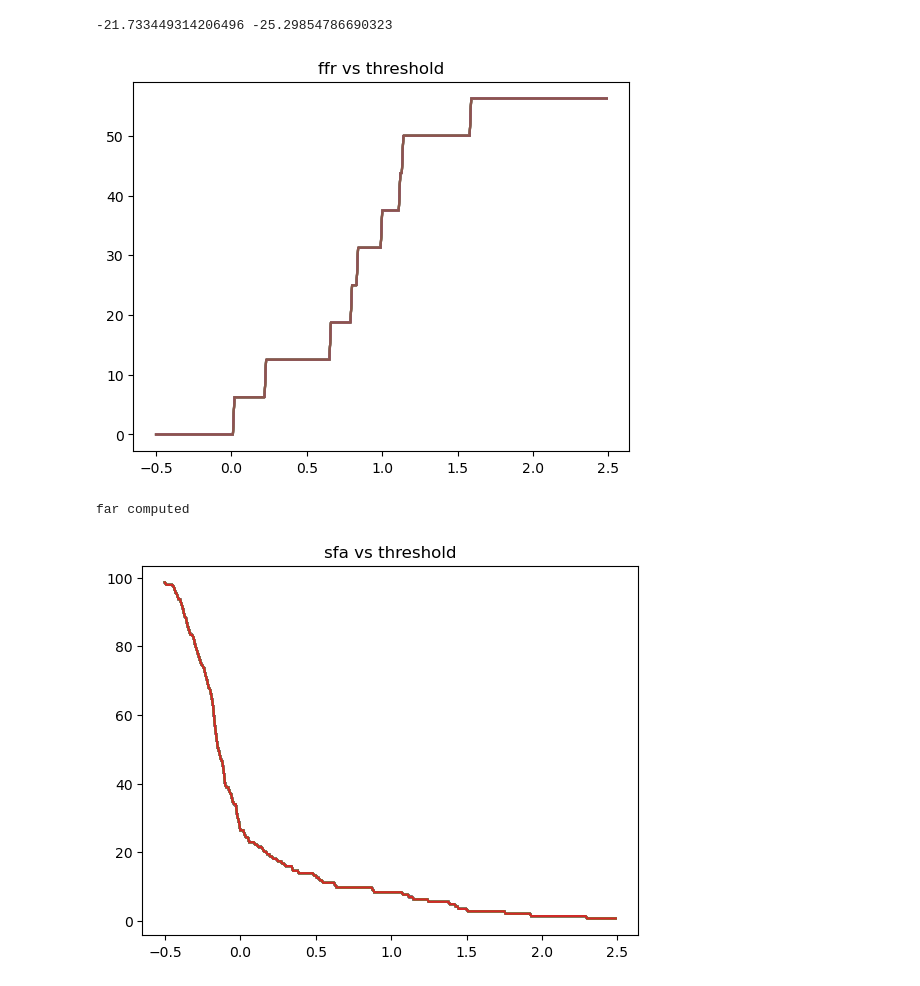
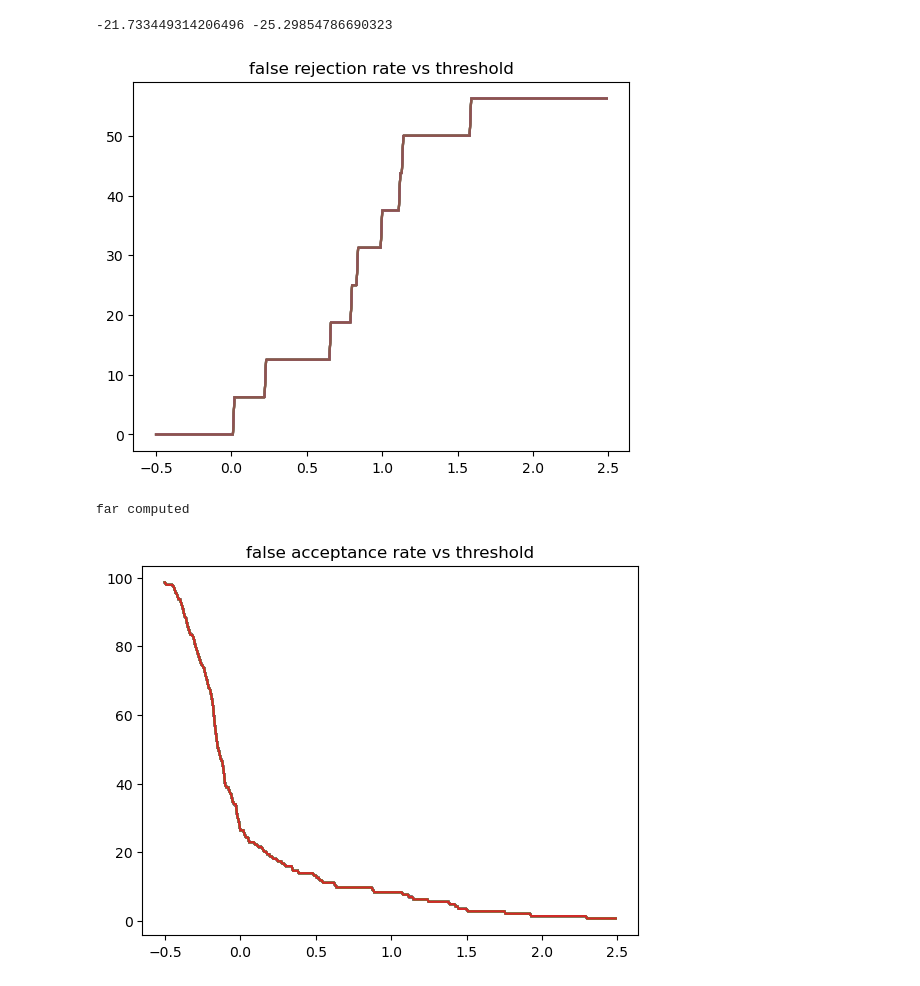
Before and after one commit to Davidjames9610/ubm, a Jupyter notebook: gmm-ubm/speaker_verification_using_gmm.ipynb, the cells around one changed output. Saved outputs shown, nothing was run; the diff lists cells and outputs as text; code cells hidden in the pictures.

Commit message:
ubm gmm final graphs done

```diff
--- a/gmm-ubm/speaker_verification_using_gmm.ipynb
+++ b/gmm-ubm/speaker_verification_using_gmm.ipynb
@@ -403,15 +403,15 @@ thresholds = np.arange(-0.5,2.5,0.01)
 thresholds = np.expand_dims(thresholds, axis=1)
 ones = np.ones((1, len(llr_cat)))
 thresholds = thresholds * ones
-ffr = np.mean((llr_cat < thresholds), axis=1)
+frr = np.mean((llr_cat < thresholds), axis=1)
 # %%
 import matplotlib.pyplot as plt
 
-plt.plot(thresholds, ffr * 100)
-plt.title('ffr vs threshold')
+plt.plot(thresholds, frr * 100)
+plt.title('false rejection rate vs threshold')
 plt.show()
 # %% [output]
-[figure, old version]
+[figure, new version]
 # %%
 ## Speaker False Acceptance
 
@@ -454,6 +457,6 @@ ffr = np.mean((llr_cat > thresholds), axis=1)
 # %%
-plt.plot(thresholds, ffr * 100)
-plt.title('sfa vs threshold')
+plt.plot(thresholds, far * 100)
+plt.title('false acceptance rate vs threshold')
 plt.show()
 # %% [output]
-[figure, old version]
+[figure, new version]
```
Also changed, not shown: parts of 9 cells of this notebook.
